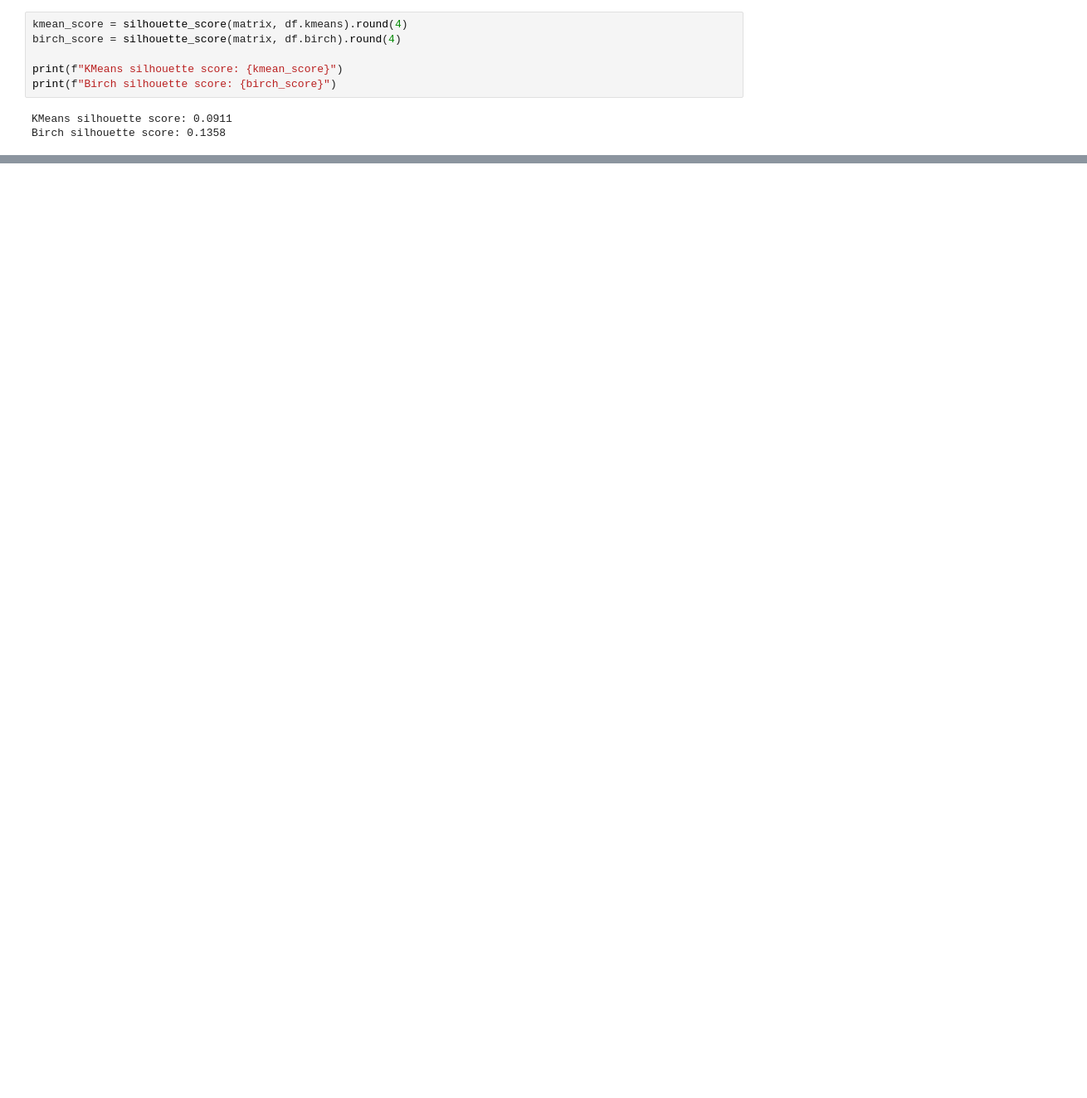
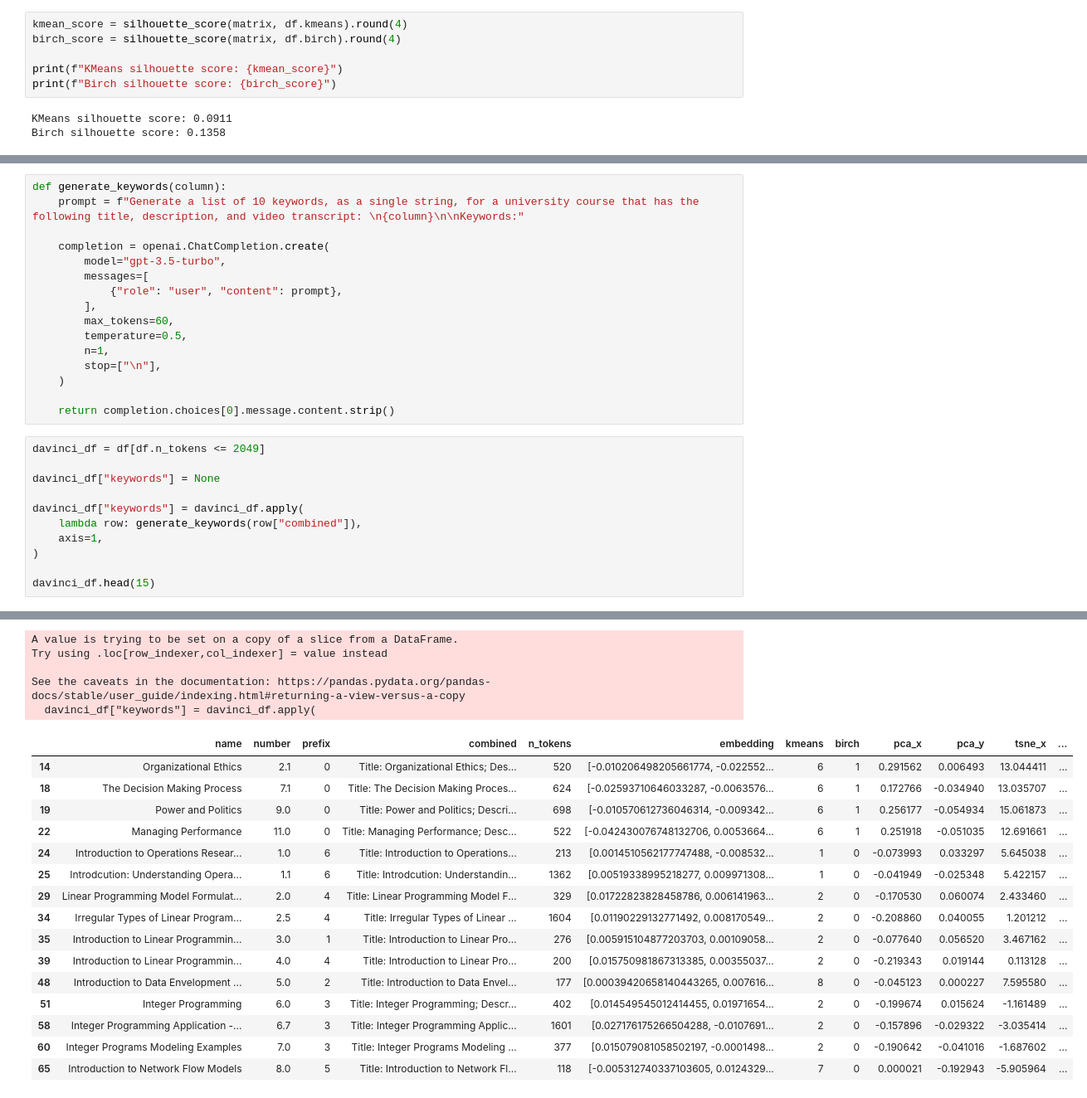
Before and after one commit to odu-emse/mms, a Jupyter notebook: unsupervised.ipynb, the cells around one changed output, grey strips where cells are left out. Shown at 83% size. Cells and saved outputs as stored; diff of their text form; blank space fills up the shorter version.

Commit message:
feat: implemented keyword generation

```diff
--- a/unsupervised.ipynb
+++ b/unsupervised.ipynb
@@ -401,0 +386,28 @@ df.tail(30)
+# %%
+def generate_keywords(column):
+    prompt = f"Generate a list of 10 keywords, as a single string, for a university course that has the following title, description, and video transcript: \n{column}\n\nKeywords:"
+
+    completion = openai.ChatCompletion.create(
+        model="gpt-3.5-turbo",
+        messages=[
+            {"role": "user", "content": prompt},
+        ],
+        max_tokens=60,
+        temperature=0.5,
+        n=1,
+        stop=["\n"],
+    )
+
+    return completion.choices[0].message.content.strip()
+# %%
+davinci_df = df[df.n_tokens <= 2049]
+
+davinci_df["keywords"] = None
+
+davinci_df["keywords"] = davinci_df.apply(
+    lambda row: generate_keywords(row["combined"]),
+    axis=1,
+)
+
+davinci_df.head(15)
+# %% [output]
@@ -401,0 +436,21 @@ df.tail(30)
+A value is trying to be set on a copy of a slice from a DataFrame.
+Try using .loc[row_indexer,col_indexer] = value instead
+
+See the caveats in the documentation: https://pandas.pydata.org/pandas-docs/stable/user_guide/indexing.html#returning-a-view-versus-a-copy
+  davinci_df["keywords"] = davinci_df.apply(
+|  | name | number | prefix | combined | n_tokens | embedding | kmeans | birch | pca_x | pca_y | tsne_x | ... |
+| 14 | Organizational Ethics | 2.1 | 0 | Title: Organizational Ethics; Des... | 520 | [-0.010206498205661774, -0.022552... | 6 | 1 | 0.291562 | 0.006493 | 13.044411 | ... |
+| 18 | The Decision Making Process | 7.1 | 0 | Title: The Decision Making Proces... | 624 | [-0.02593710646033287, -0.0063576... | 6 | 1 | 0.172766 | -0.034940 | 13.035707 | ... |
+| 19 | Power and Politics | 9.0 | 0 | Title: Power and Politics; Descri... | 698 | [-0.010570612736046314, -0.009342... | 6 | 1 | 0.256177 | -0.054934 | 15.061873 | ... |
+| 22 | Managing Performance | 11.0 | 0 | Title: Managing Performance; Desc... | 522 | [-0.042430076748132706, 0.0053664... | 6 | 1 | 0.251918 | -0.051035 | 12.691661 | ... |
+| 24 | Introduction to Operations Resear... | 1.0 | 6 | Title: Introduction to Operations... | 213 | [0.0014510562177747488, -0.008532... | 1 | 0 | -0.073993 | 0.033297 | 5.645038 | ... |
+| 25 | Introdcution: Understanding Opera... | 1.1 | 6 | Title: Introdcution: Understandin... | 1362 | [0.00519338995218277, 0.009971308... | 1 | 0 | -0.041949 | -0.025348 | 5.422157 | ... |
+| 29 | Linear Programming Model Formulat... | 2.0 | 4 | Title: Linear Programming Model F... | 329 | [0.01722823828458786, 0.006141963... | 2 | 0 | -0.170530 | 0.060074 | 2.433460 | ... |
+| 34 | Irregular Types of Linear Program... | 2.5 | 4 | Title: Irregular Types of Linear ... | 1604 | [0.01190229132771492, 0.008170549... | 2 | 0 | -0.208860 | 0.040055 | 1.201212 | ... |
+| 35 | Introduction to Linear Programmin... | 3.0 | 1 | Title: Introduction to Linear Pro... | 276 | [0.005915104877203703, 0.00109058... | 2 | 0 | -0.077640 | 0.056520 | 3.467162 | ... |
+| 39 | Introduction to Linear Programmin... | 4.0 | 4 | Title: Introduction to Linear Pro... | 200 | [0.015750981867313385, 0.00355037... | 2 | 0 | -0.219343 | 0.019144 | 0.113128 | ... |
+| 48 | Introduction to Data Envelopment ... | 5.0 | 2 | Title: Introduction to Data Envel... | 177 | [0.00039420658140443265, 0.007616... | 8 | 0 | -0.045123 | 0.000227 | 7.595580 | ... |
+| 51 | Integer Programming | 6.0 | 3 | Title: Integer Programming; Descr... | 402 | [0.014549545012414455, 0.01971654... | 2 | 0 | -0.199674 | 0.015624 | -1.161489 | ... |
+| 58 | Integer Programming Application -... | 6.7 | 3 | Title: Integer Programming Applic... | 1601 | [0.027176175266504288, -0.0107691... | 2 | 0 | -0.157896 | -0.029322 | -3.035414 | ... |
+| 60 | Integer Programs Modeling Examples | 7.0 | 3 | Title: Integer Programs Modeling ... | 377 | [0.015079081058502197, -0.0001498... | 2 | 0 | -0.190642 | -0.041016 | -1.687602 | ... |
+| 65 | Introduction to Network Flow Models | 8.0 | 5 | Title: Introduction to Network Fl... | 118 | [-0.005312740337103605, 0.0124329... | 7 | 0 | 0.000021 | -0.192943 | -5.905964 | ... |
```
Also changed, not shown: parts of 12 cells of this notebook.
